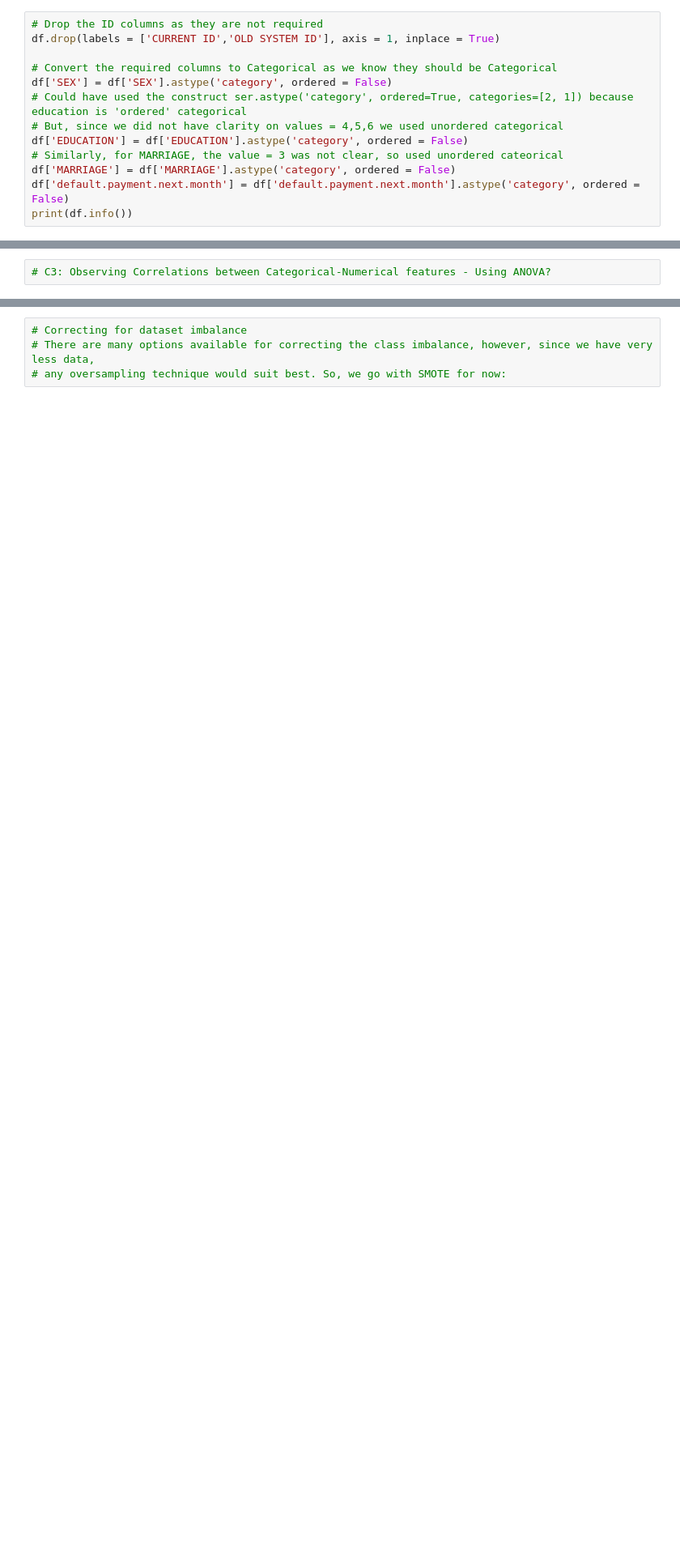
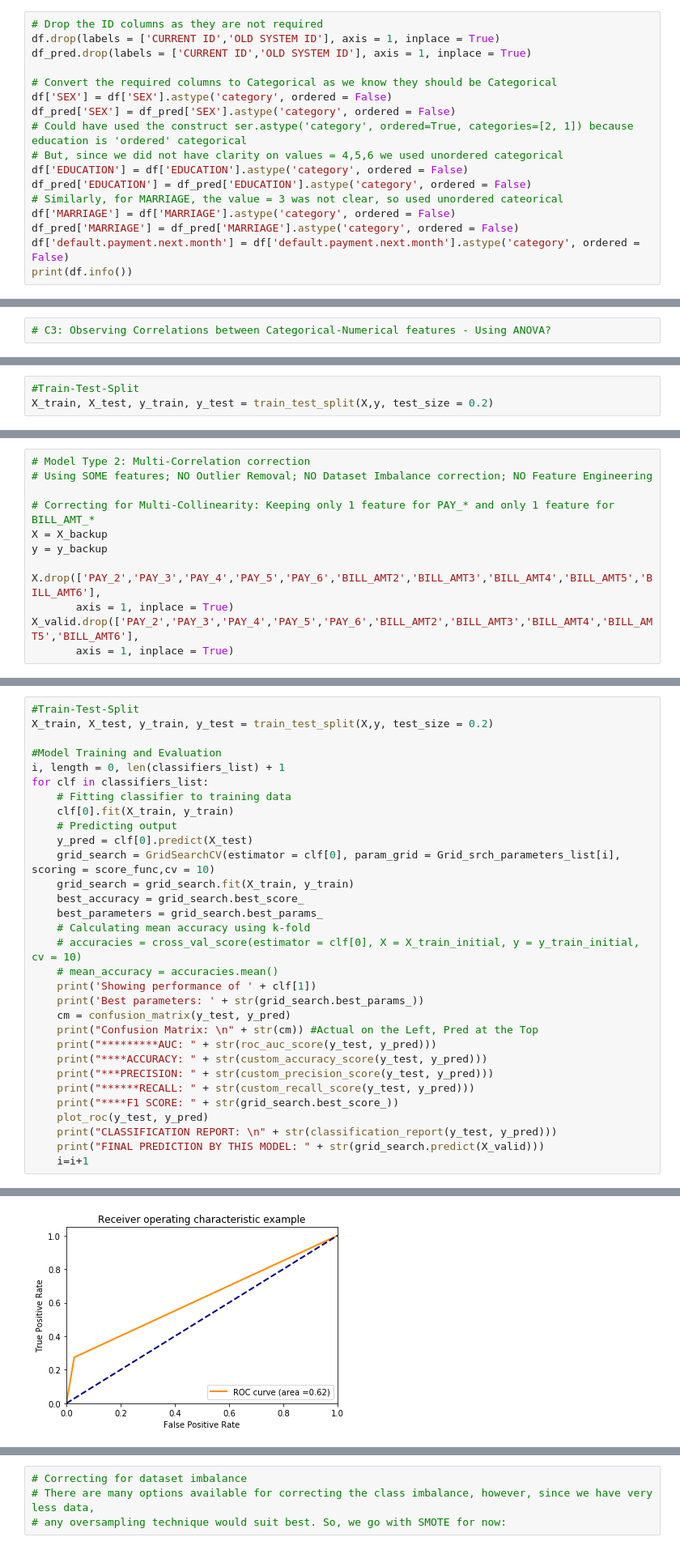
Before and after one commit to Singh-K01/ML-and-AI-projects, a Jupyter notebook: Role_of_Gender_in_Credit Defaults.ipynb, the cells around one changed output, grey strips where cells are left out. Shown at 81% size. Saved outputs shown, nothing was run; the diff lists cells and outputs as text; blank space fills up the shorter version.

```diff
--- a/Role_of_Gender_in_Credit Defaults.ipynb
+++ b/Role_of_Gender_in_Credit Defaults.ipynb
@@ -63,14 +100,18 @@ None
 # %%
 # Drop the ID columns as they are not required
 df.drop(labels = ['CURRENT ID','OLD SYSTEM ID'], axis = 1, inplace = True)
+df_pred.drop(labels = ['CURRENT ID','OLD SYSTEM ID'], axis = 1, inplace = True)
 
 # Convert the required columns to Categorical as we know they should be Categorical
 df['SEX'] = df['SEX'].astype('category', ordered = False)
+df_pred['SEX'] = df_pred['SEX'].astype('category', ordered = False)
 # Could have used the construct ser.astype('category', ordered=True, categories=[2, 1]) because education is 'ordered' categorical
 # But, since we did not have clarity on values = 4,5,6 we used unordered categorical
 df['EDUCATION'] = df['EDUCATION'].astype('category', ordered = False)
+df_pred['EDUCATION'] = df_pred['EDUCATION'].astype('category', ordered = False)
 # Similarly, for MARRIAGE, the value = 3 was not clear, so used unordered cateorical
 df['MARRIAGE'] = df['MARRIAGE'].astype('category', ordered = False)
+df_pred['MARRIAGE'] = df_pred['MARRIAGE'].astype('category', ordered = False)
 df['default.payment.next.month'] = df['default.payment.next.month'].astype('category', ordered = False)
 print(df.info())
 # %% [output]
@@ -302,0 +484,3 @@ p-value: 6.710849111949636e-56
+# %%
+#Train-Test-Split
+X_train, X_test, y_train, y_test = train_test_split(X,y, test_size = 0.2)
@@ -302,0 +702,12 @@ p-value: 6.710849111949636e-56
+# %%
+# Model Type 2: Multi-Correlation correction
+# Using SOME features; NO Outlier Removal; NO Dataset Imbalance correction; NO Feature Engineering
+
+# Correcting for Multi-Collinearity: Keeping only 1 feature for PAY_* and only 1 feature for BILL_AMT_*
+X = X_backup
+y = y_backup
+
+X.drop(['PAY_2','PAY_3','PAY_4','PAY_5','PAY_6','BILL_AMT2','BILL_AMT3','BILL_AMT4','BILL_AMT5','BILL_AMT6'],
+       axis = 1, inplace = True)
+X_valid.drop(['PAY_2','PAY_3','PAY_4','PAY_5','PAY_6','BILL_AMT2','BILL_AMT3','BILL_AMT4','BILL_AMT5','BILL_AMT6'],
+       axis = 1, inplace = True)
@@ -302,0 +732,32 @@ p-value: 6.710849111949636e-56
+# %%
+#Train-Test-Split
+X_train, X_test, y_train, y_test = train_test_split(X,y, test_size = 0.2)
+
+#Model Training and Evaluation
+i, length = 0, len(classifiers_list) + 1
+for clf in classifiers_list:
+    # Fitting classifier to training data
+    clf[0].fit(X_train, y_train)
+    # Predicting output
+    y_pred = clf[0].predict(X_test)
+    grid_search = GridSearchCV(estimator = clf[0], param_grid = Grid_srch_parameters_list[i], scoring = score_func,cv = 10)
+    grid_search = grid_search.fit(X_train, y_train)
+    best_accuracy = grid_search.best_score_
+    best_parameters = grid_search.best_params_
+    # Calculating mean accuracy using k-fold
+    # accuracies = cross_val_score(estimator = clf[0], X = X_train_initial, y = y_train_initial, cv = 10)
+    # mean_accuracy = accuracies.mean()
+    print('Showing performance of ' + clf[1])
+    print('Best parameters: ' + str(grid_search.best_params_))
+    cm = confusion_matrix(y_test, y_pred)
+    print("Confusion Matrix: \n" + str(cm)) #Actual on the Left, Pred at the Top
+    print("*********AUC: " + str(roc_auc_score(y_test, y_pred)))
+    print("****ACCURACY: " + str(custom_accuracy_score(y_test, y_pred)))
+    print("***PRECISION: " + str(custom_precision_score(y_test, y_pred)))
+    print("******RECALL: " + str(custom_recall_score(y_test, y_pred)))
+    print("****F1 SCORE: " + str(grid_search.best_score_))
+    plot_roc(y_test, y_pred)
+    print("CLASSIFICATION REPORT: \n" + str(classification_report(y_test, y_pred)))
+    print("FINAL PREDICTION BY THIS MODEL: " + str(grid_search.predict(X_valid)))
+    i=i+1
+# %% [output]
@@ -302,0 +774 @@ p-value: 6.710849111949636e-56
+[figure, added]
```
Also changed, not shown: parts of 28 cells of this notebook.
